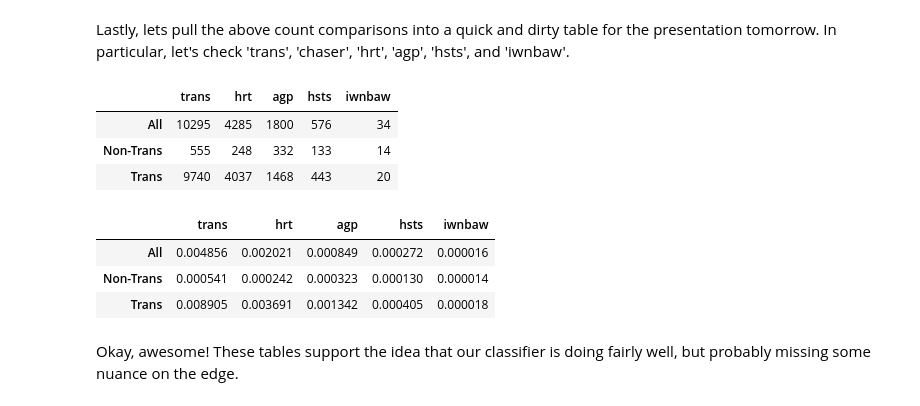
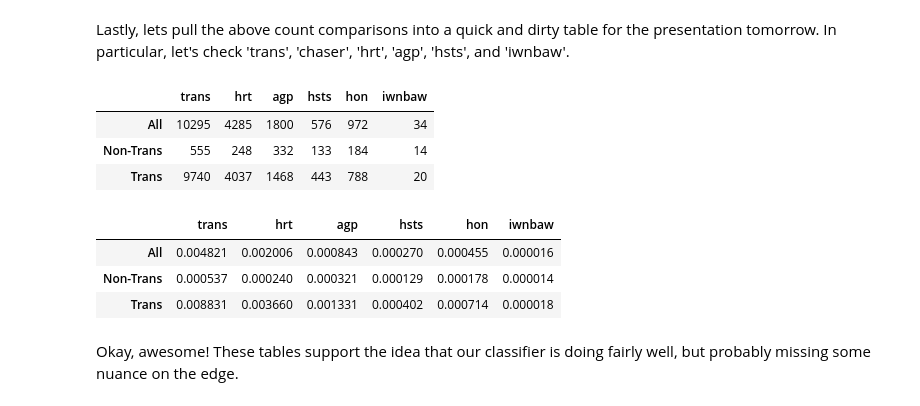
Before and after one commit to bucketteOfIvy/4chan-cca, a Jupyter notebook: code/WordCounting.ipynb, the cells around one changed output. Cells and saved outputs as stored; diff of their text form; code cells hidden in the pictures.

```diff
--- a/code/WordCounting.ipynb
+++ b/code/WordCounting.ipynb
@@ -237,24 +237,24 @@ This has proven to be a daily reminder that I need to figure out why I keep lose
 # %% [markdown]
 Lastly, lets pull the above count comparisons into a quick and dirty table for the presentation tomorrow. In particular, let's check 'trans', 'chaser', 'hrt', 'agp', 'hsts', and 'iwnbaw'.
 # %%
-words = ['trans' ,'hrt', 'agp', 'hsts', 'iwnbaw']
+words = ['trans' ,'hrt', 'agp', 'hsts', 'hon', 'iwnbaw']
 cnt_dicts = [all_word_counts, non_trans_counts, trans_counts]
 
 counts = []
 for cnt_dict in cnt_dicts:
     to_append = []
     for word in words:
         to_append.append(cnt_dict[word])
     counts.append(to_append)
 
 pd.DataFrame(counts, columns=words, index=['All', 'Non-Trans', 'Trans'])
 # %% [output]
-|  | trans | hrt | agp | hsts | iwnbaw |
-| All | 10295 | 4285 | 1800 | 576 | 34 |
-| Non-Trans | 555 | 248 | 332 | 133 | 14 |
-| Trans | 9740 | 4037 | 1468 | 443 | 20 |
+|  | trans | hrt | agp | hsts | hon | iwnbaw |
+| All | 10295 | 4285 | 1800 | 576 | 972 | 34 |
+| Non-Trans | 555 | 248 | 332 | 133 | 184 | 14 |
+| Trans | 9740 | 4037 | 1468 | 443 | 788 | 20 |
 # %%
-words = ['trans' ,'hrt', 'agp', 'hsts', 'iwnbaw']
+words = ['trans' ,'hrt', 'agp', 'hsts', 'hon', 'iwnbaw']
 cnt_dicts = [all_word_counts, non_trans_counts, trans_counts]
 token_totals = [len(non_trans_posts_tokens_sw + trans_posts_tokens_sw), len(non_trans_posts_tokens_sw), len(trans_posts_tokens_sw)]
 
@@ -267,10 +267,10 @@ for cnt_dict, tkn_total in zip(cnt_dicts, token_totals):
 
 pd.DataFrame(counts, columns=words, index=['All', 'Non-Trans', 'Trans'])
 # %% [output]
-|  | trans | hrt | agp | hsts | iwnbaw |
-| All | 0.004856 | 0.002021 | 0.000849 | 0.000272 | 0.000016 |
-| Non-Trans | 0.000541 | 0.000242 | 0.000323 | 0.000130 | 0.000014 |
-| Trans | 0.008905 | 0.003691 | 0.001342 | 0.000405 | 0.000018 |
+|  | trans | hrt | agp | hsts | hon | iwnbaw |
+| All | 0.004821 | 0.002006 | 0.000843 | 0.000270 | 0.000455 | 0.000016 |
+| Non-Trans | 0.000537 | 0.000240 | 0.000321 | 0.000129 | 0.000178 | 0.000014 |
+| Trans | 0.008831 | 0.003660 | 0.001331 | 0.000402 | 0.000714 | 0.000018 |
 # %% [markdown]
 Okay, awesome! These tables support the idea that our classifier is doing fairly well, but probably missing some nuance on the edge.
 # %% [markdown]
```
Also changed, not shown: 14 other files.
